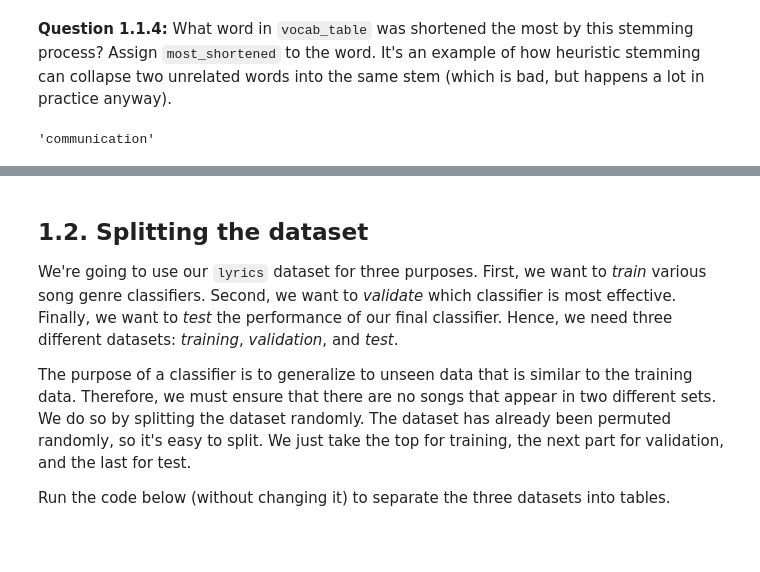
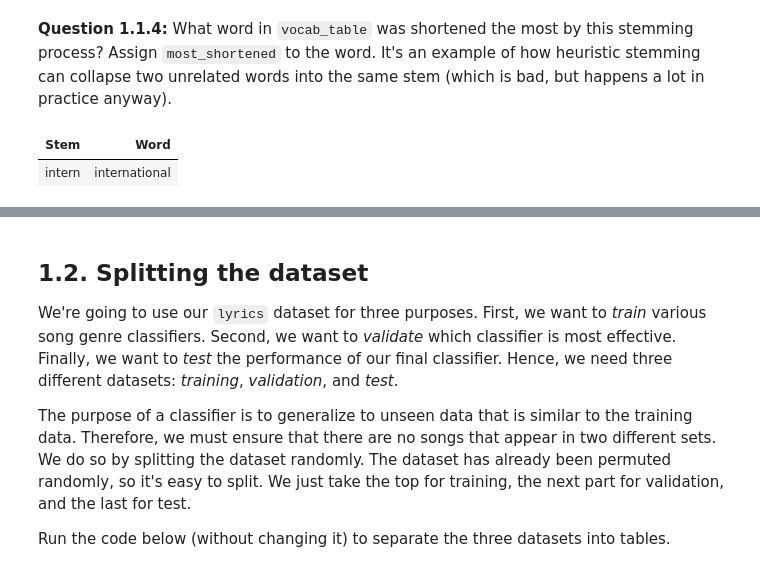
Before and after one commit to data-8/data8assets, a Jupyter notebook: labs/project2/project2.ipynb, the cells around one changed output, grey strips where cells are left out. Saved outputs shown, nothing was run; the diff lists cells and outputs as text; code cells hidden in the pictures; blank space fills up the shorter version.

```diff
--- a/labs/project2/project2.ipynb
+++ b/labs/project2/project2.ipynb
@@ -164,20 +167,17 @@ _ = project2.grade("q113")
 # %%
 # In our solution, we found it useful to first make an array
 # called shortened containing the number of characters that was
 # chopped off of each word in vocab_table, but you don't have
 # to do that.
-#vocab_table.where(vocab_table.column("Word") == "international")
+a = vocab_table.apply(len, "Word")
 
-max(vocab_table.column("Word"), key=len)
+b = vocab_table.apply(len, "Stem")
 
-max(len(your_string) - len(your_string2))
-#list(vocab_table.column("Word")).count(str)
-#shortened =
-#str.split(str="", num= list(vocab_table.column("Word")).count(str))
-#list(vocab_table.column("Word")).count(str)
-most_shortened = ...
+most_shortened = vocab_table.with_column("diff", (abs(b - a))).sort("diff",descending= True).column(1).item(0)
+vocab_table.where('Word',most_shortened)
 # %% [output]
-'communication'
+| Stem | Word |
+| intern | international |
 # %%
 _ = project2.grade("q114")
 # %% [output]
```
Also changed, not shown: parts of 17 cells of this notebook.
